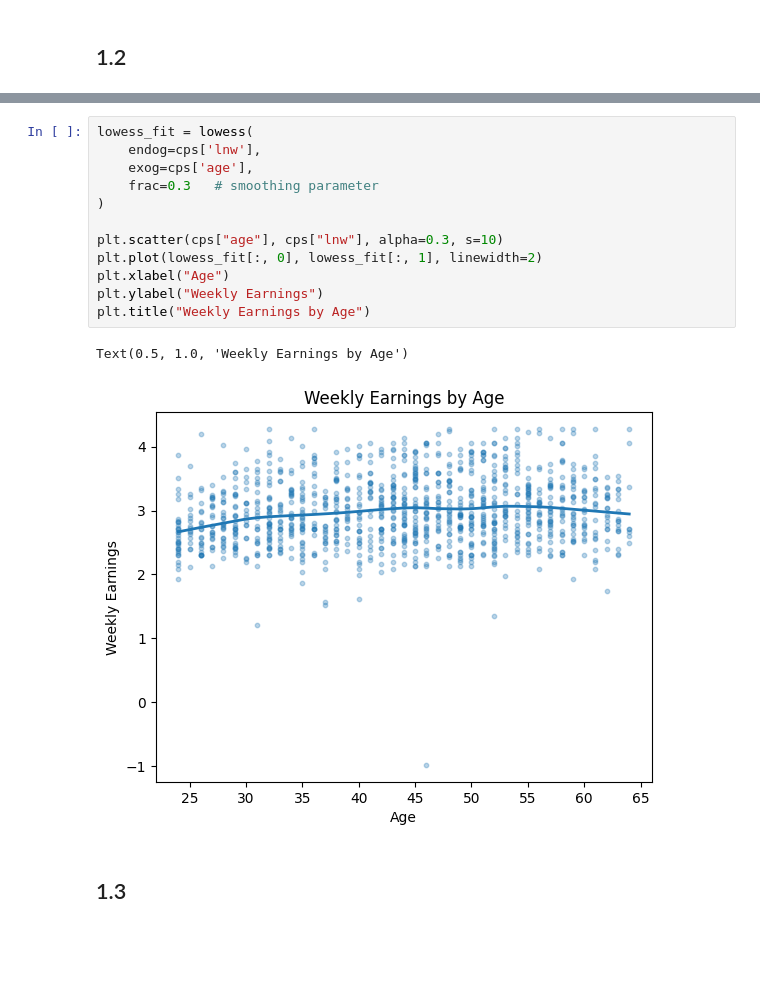
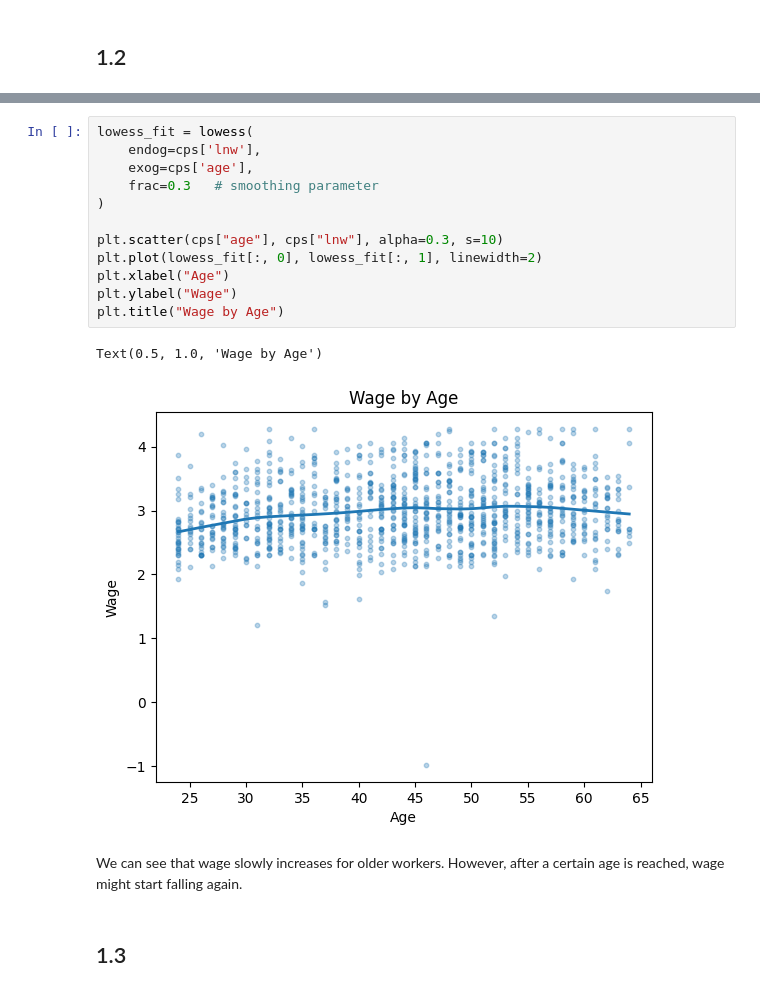
Before and after one commit to Jonas-Nepozitek/Applied-Methods-of-Analysis-II, a Jupyter notebook: problem-sets/ps1/HW1_wage_start.ipynb, the cells around one changed output, grey strips where cells are left out. Cells and saved outputs as stored; diff of their text form; blank space fills up the shorter version.

```diff
--- a/problem-sets/ps1/HW1_wage_start.ipynb
+++ b/problem-sets/ps1/HW1_wage_start.ipynb
@@ -96,18 +96,20 @@ Text(0.5, 1.0, 'Weekly Earnings by Age')
 # %%
 lowess_fit = lowess(
     endog=cps['lnw'],
     exog=cps['age'],
     frac=0.3   # smoothing parameter
 )
 
 plt.scatter(cps["age"], cps["lnw"], alpha=0.3, s=10)
 plt.plot(lowess_fit[:, 0], lowess_fit[:, 1], linewidth=2)
 plt.xlabel("Age")
-plt.ylabel("Weekly Earnings")
-plt.title("Weekly Earnings by Age")
+plt.ylabel("Wage")
+plt.title("Wage by Age")
 # %% [output]
-Text(0.5, 1.0, 'Weekly Earnings by Age')
+Text(0.5, 1.0, 'Wage by Age')
-[figure, old version]
+[figure, new version]
+# %% [markdown]
+We can see that wage slowly increases for older workers. However, after a certain age is reached, wage might start falling again.
 # %% [markdown]
 ## 1.3
 # %%
```
Also changed, not shown: parts of 15 cells of this notebook.
